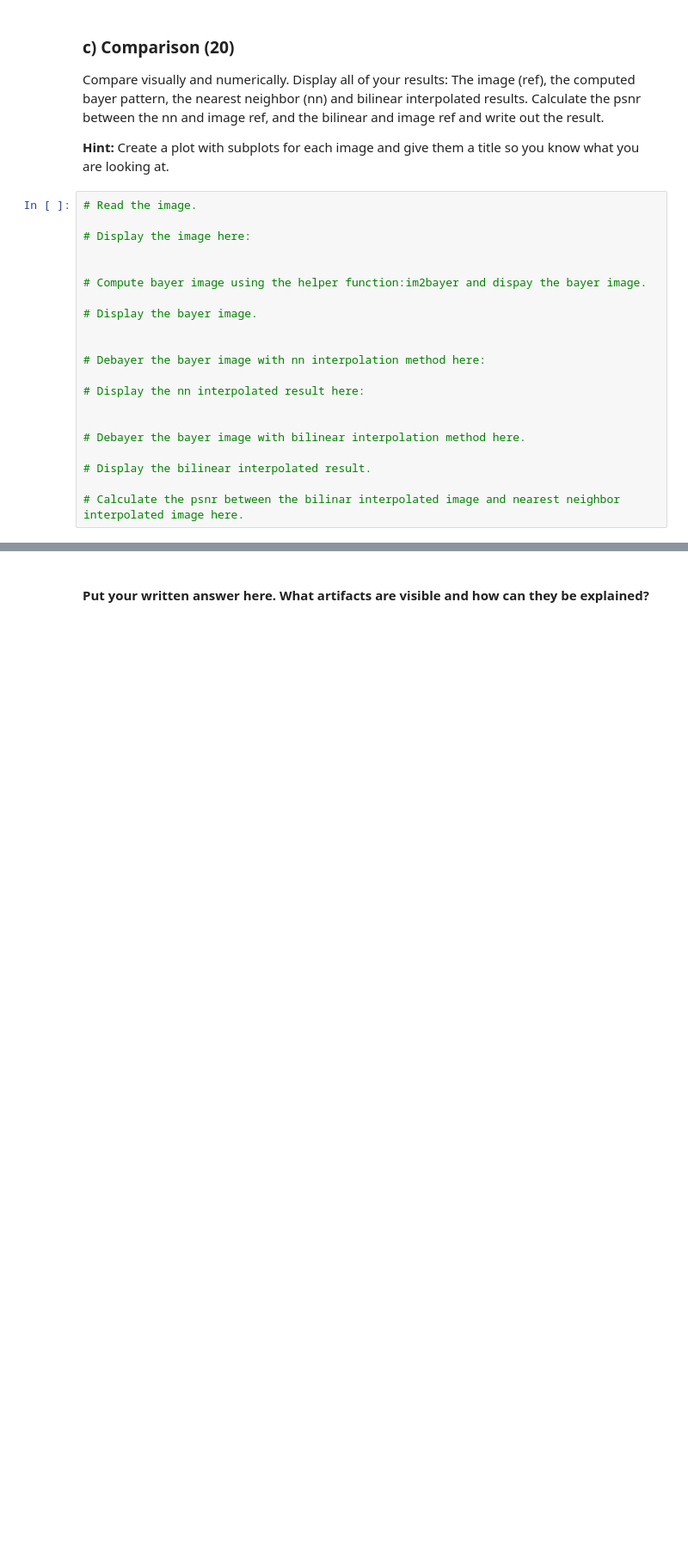
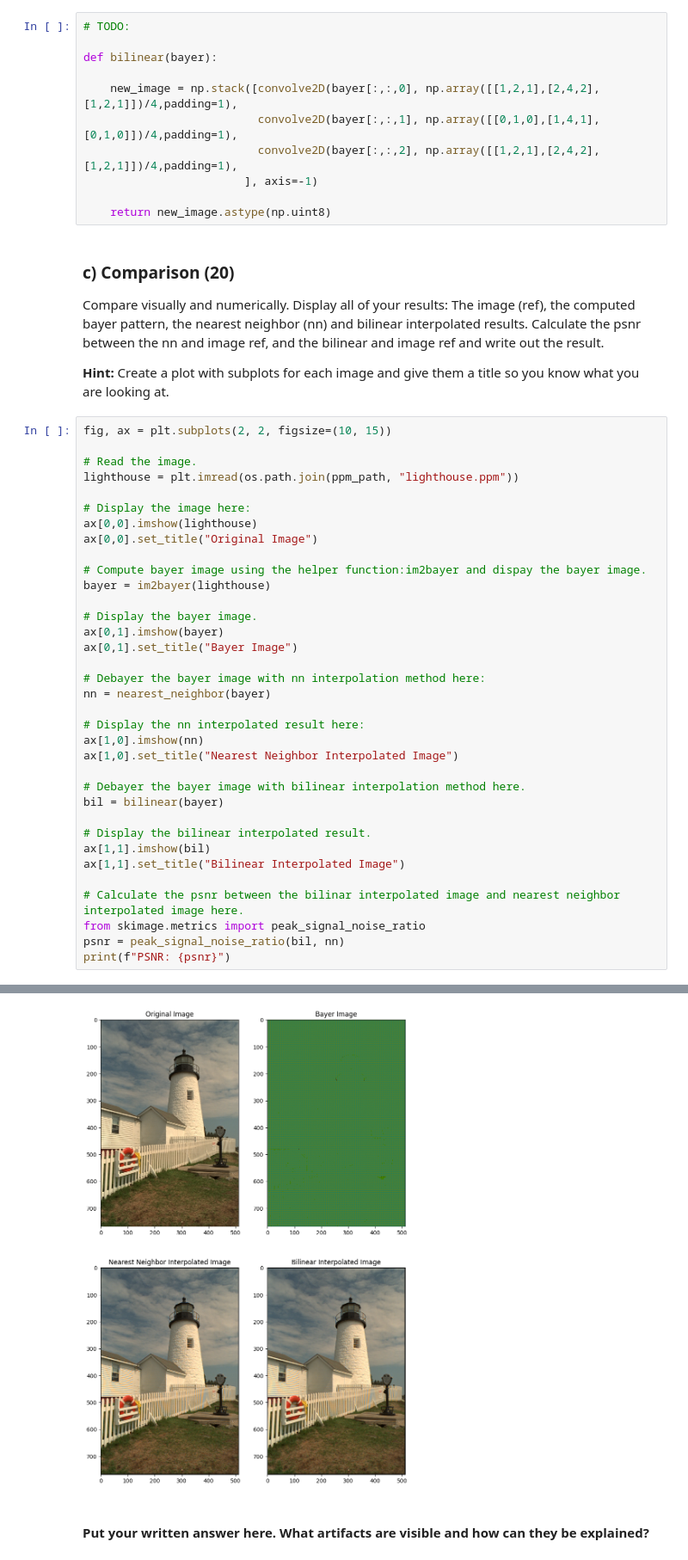
Before and after one commit to nimartin99/Computational-Photography, a Jupyter notebook: exercise_02/2.2_Demosaicing_Exercise.ipynb, the cells around one changed output, grey strips where cells are left out. Shown at 86% size. Saved outputs shown, nothing was run; the diff lists cells and outputs as text; blank space fills up the shorter version.

```diff
--- a/exercise_02/2.2_Demosaicing_Exercise.ipynb
+++ b/exercise_02/2.2_Demosaicing_Exercise.ipynb
@@ -127,3 +151,14 @@ Implement _bilinear interpolation_ and compare it to nearest neighbor interpolat
+# %%
+# TODO:
+
+def bilinear(bayer):
+
+    new_image = np.stack([convolve2D(bayer[:,:,0], np.array([[1,2,1],[2,4,2],[1,2,1]])/4,padding=1),
+                          convolve2D(bayer[:,:,1], np.array([[0,1,0],[1,4,1],[0,1,0]])/4,padding=1),
+                          convolve2D(bayer[:,:,2], np.array([[1,2,1],[2,4,2],[1,2,1]])/4,padding=1),
+                        ], axis=-1)
+
+    return new_image.astype(np.uint8)
 # %% [markdown]
 ### c) Comparison (20)
 Compare visually and numerically.
@@ -132,23 +167,38 @@ Calculate the psnr between the nn and image ref, and the bilinear and image ref
 
 __Hint:__ Create a plot with subplots for each image and give them a title so you know what you are looking at.
 # %%
+fig, ax = plt.subplots(2, 2, figsize=(10, 15))
+
 # Read the image.
+lighthouse = plt.imread(os.path.join(ppm_path, "lighthouse.ppm"))
 
 # Display the image here:
-
+ax[0,0].imshow(lighthouse)
+ax[0,0].set_title("Original Image")
 
 # Compute bayer image using the helper function:im2bayer and dispay the bayer image.
+bayer = im2bayer(lighthouse)
 
 # Display the bayer image.
-
+ax[0,1].imshow(bayer)
+ax[0,1].set_title("Bayer Image")
 
 # Debayer the bayer image with nn interpolation method here:
+nn = nearest_neighbor(bayer)
 
 # Display the nn interpolated result here:
-
+ax[1,0].imshow(nn)
+ax[1,0].set_title("Nearest Neighbor Interpolated Image")
 
 # Debayer the bayer image with bilinear interpolation method here.
+bil = bilinear(bayer)
 
 # Display the bilinear interpolated result.
+ax[1,1].imshow(bil)
+ax[1,1].set_title("Bilinear Interpolated Image")
 
 # Calculate the psnr between the bilinar interpolated image and nearest neighbor interpolated image here.
+from skimage.metrics import peak_signal_noise_ratio
+psnr = peak_signal_noise_ratio(bil, nn)
+print(f"PSNR: {psnr}")
+# %% [output]
@@ -155,2 +207,3 @@ __Hint:__ Create a plot with subplots for each image and give them a title so yo
+[figure, added]
 # %% [markdown]
 #### Put your written answer here. What artifacts are visible and how can they be explained?
```
Also changed, not shown: parts of 6 cells of this notebook.
